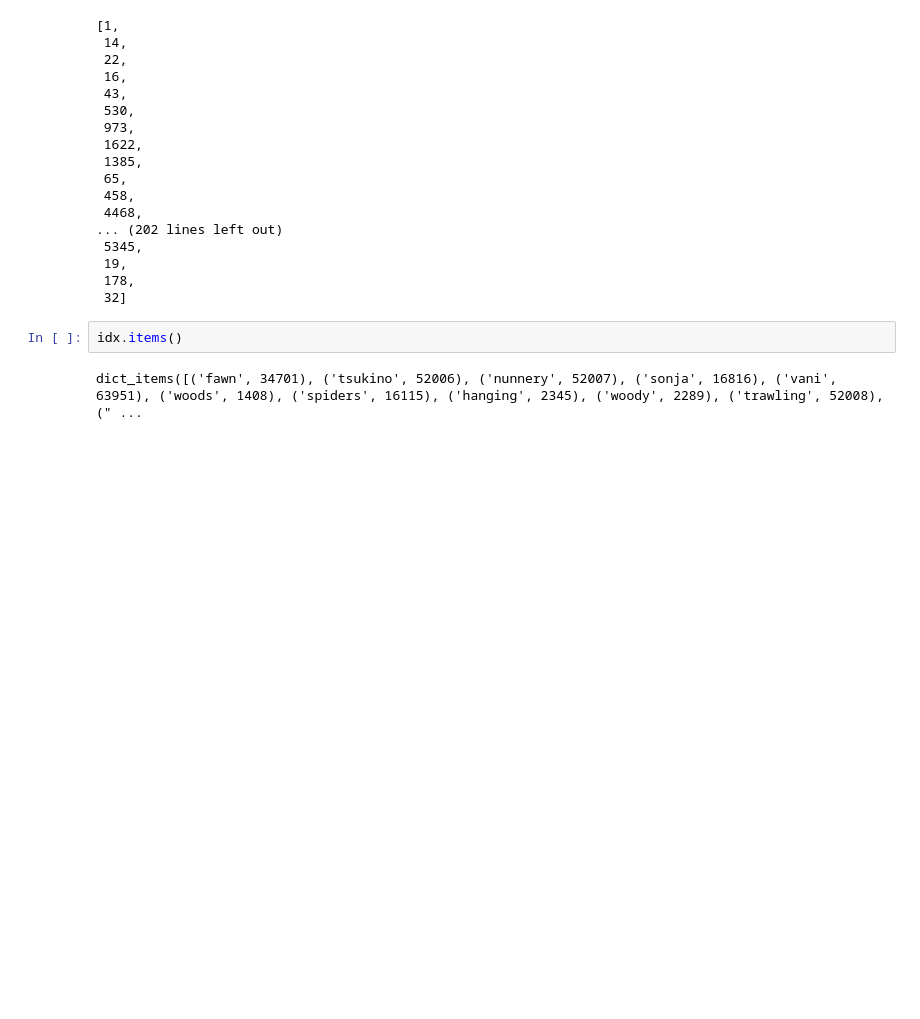
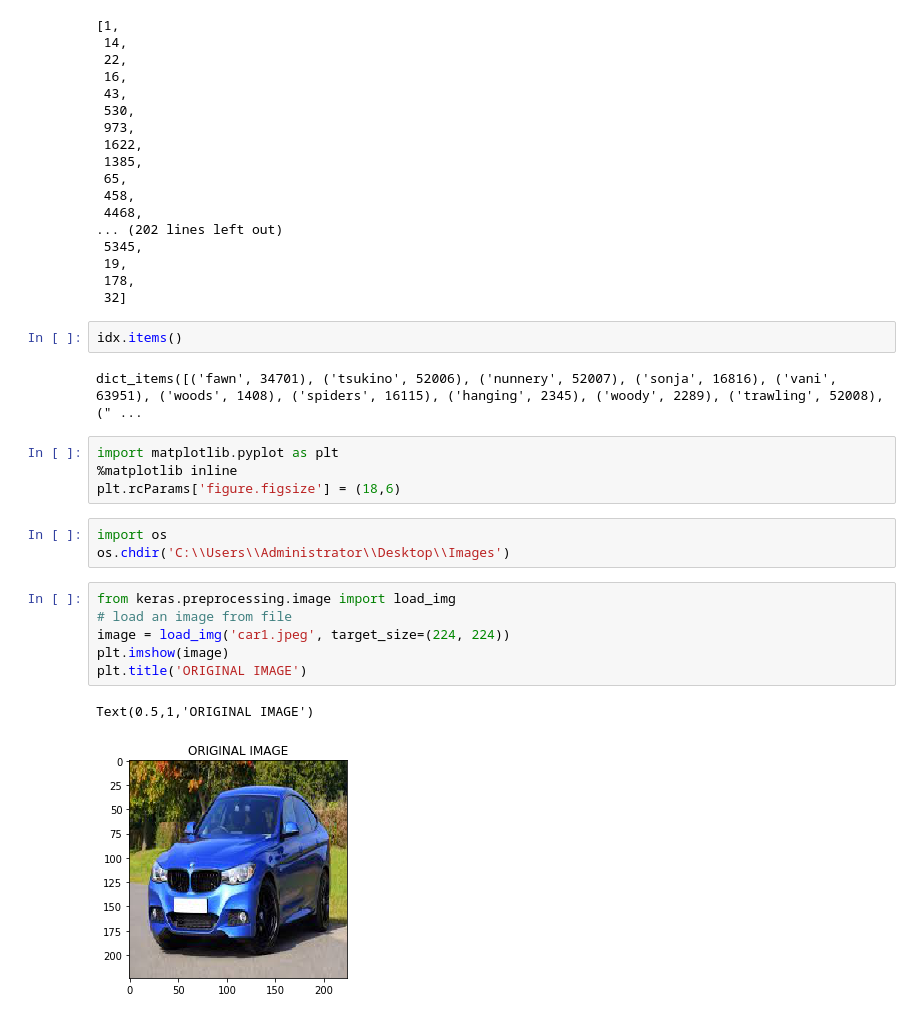
Before and after one commit to nov012017/Code, a Jupyter notebook: 2019/Neural Networks/CNN Consolidated.ipynb, the cells around one changed output. Drawn from its saved outputs; the diff is of its cells as text; blank space fills up the shorter version.

```diff
--- a/2019/Neural Networks/CNN Consolidated.ipynb
+++ b/2019/Neural Networks/CNN Consolidated.ipynb
@@ -213,3 +213,19 @@ X_train[0]
 idx.items()
 # %% [output]
 dict_items([('fawn', 34701), ('tsukino', 52006), ('nunnery', 52007), ('sonja', 16816), ('vani', 63951), ('woods', 1408), ('spiders', 16115), ('hanging', 2345), ('woody', 2289), ('trawling', 52008), (" ...
+# %%
+import matplotlib.pyplot as plt
+%matplotlib inline
+plt.rcParams['figure.figsize'] = (18,6)
+# %%
+import os
+os.chdir('C:\\Users\\Administrator\\Desktop\\Images')
+# %%
+from keras.preprocessing.image import load_img
+# load an image from file
+image = load_img('car1.jpeg', target_size=(224, 224))
+plt.imshow(image)
+plt.title('ORIGINAL IMAGE')
+# %% [output]
+Text(0.5,1,'ORIGINAL IMAGE')
+[figure, added]
```
Also changed, not shown: parts of 1 cell of this notebook, 9 other files.
